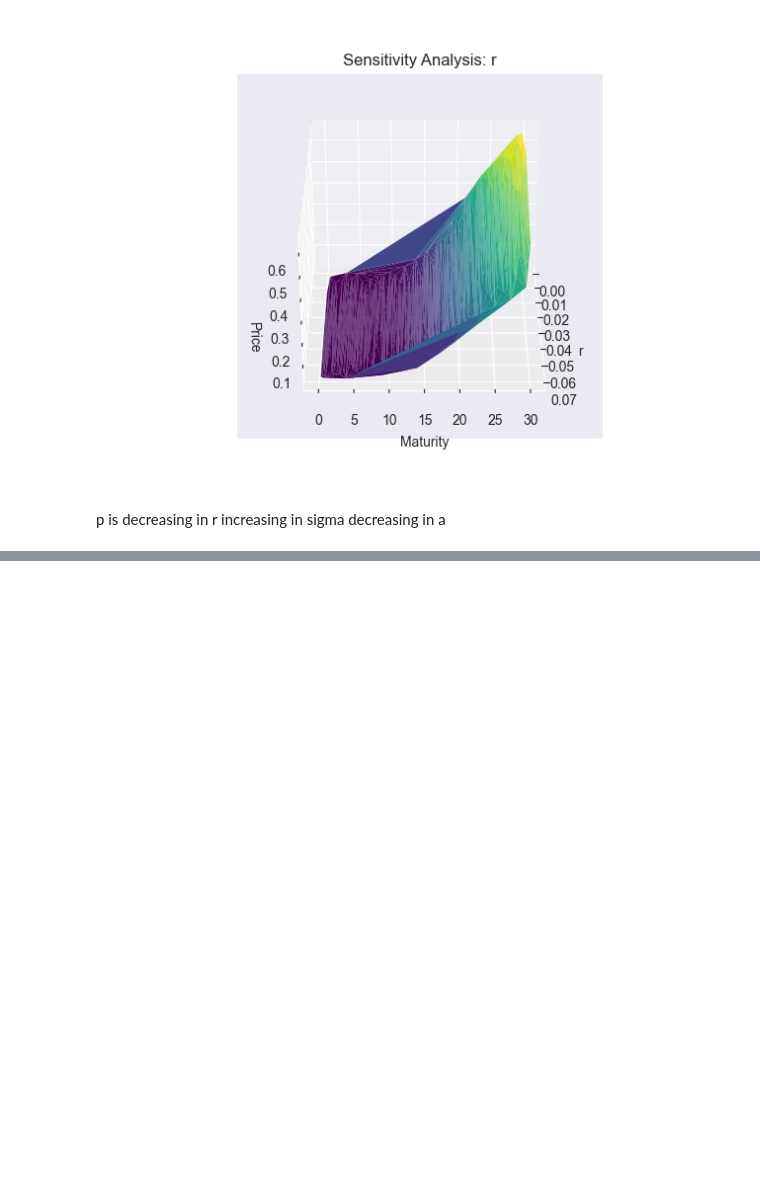
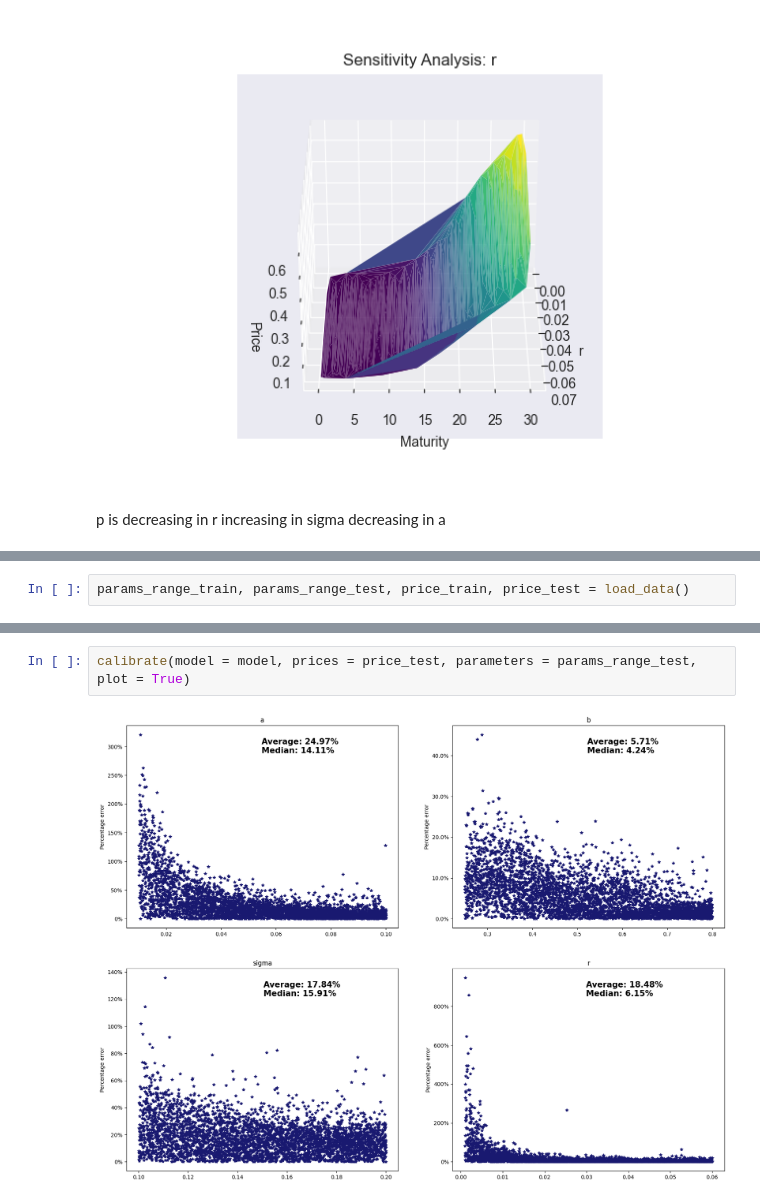
Before and after one commit to samaypanwar/FYP-Code, a Jupyter notebook: notebooks/test.ipynb, the cells around one changed output, grey strips where cells are left out. Saved outputs shown, nothing was run; the diff lists cells and outputs as text; blank space fills up the shorter version.

Commit message:
ADD: calibration step with test data with induced errors

```diff
--- a/notebooks/test.ipynb
+++ b/notebooks/test.ipynb
@@ -357,0 +360,2 @@ decreasing in a
+# %%
+params_range_train, params_range_test, price_train, price_test = load_data()
@@ -357,0 +382,4 @@ decreasing in a
+# %%
+calibrate(model = model, prices = price_test, parameters = params_range_test, plot = True)
+# %% [output]
+[figure, added]
```
Also changed, not shown: parts of 2 cells of this notebook, 5 other files.
